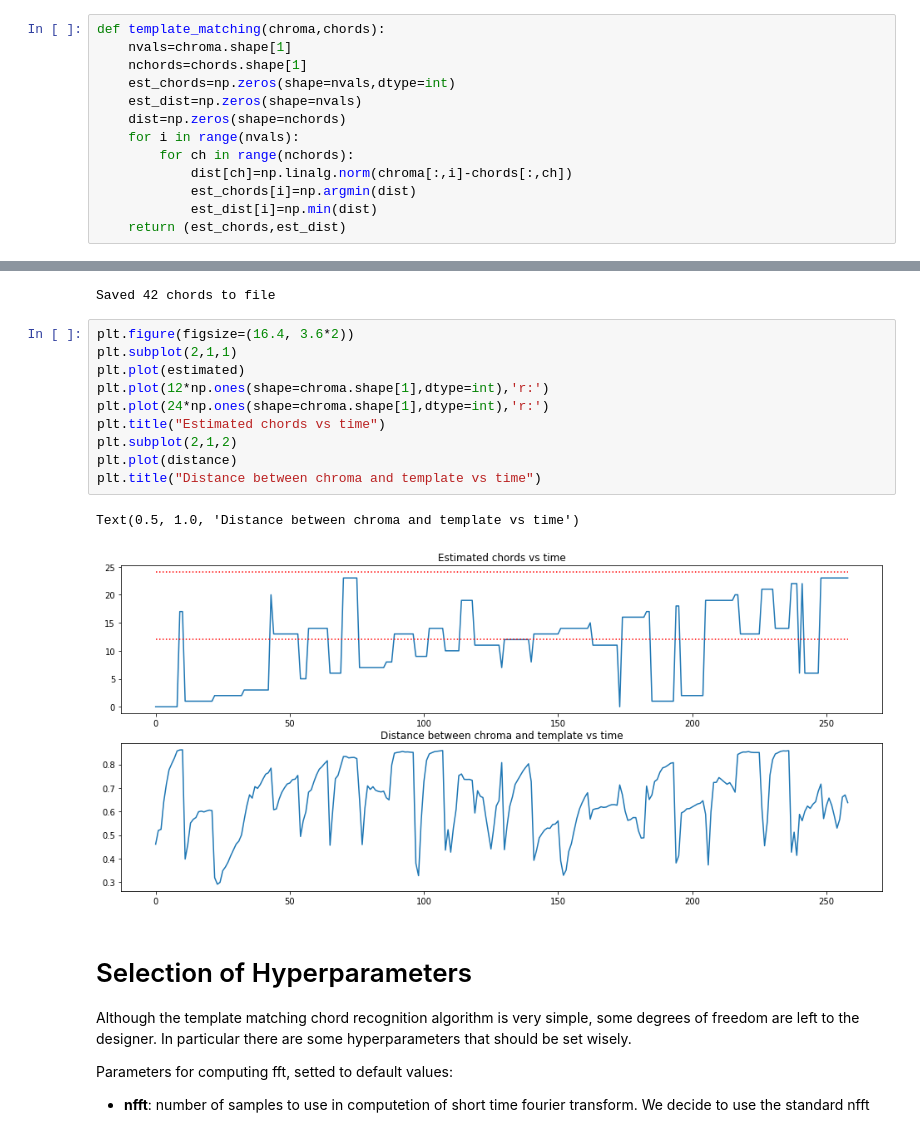
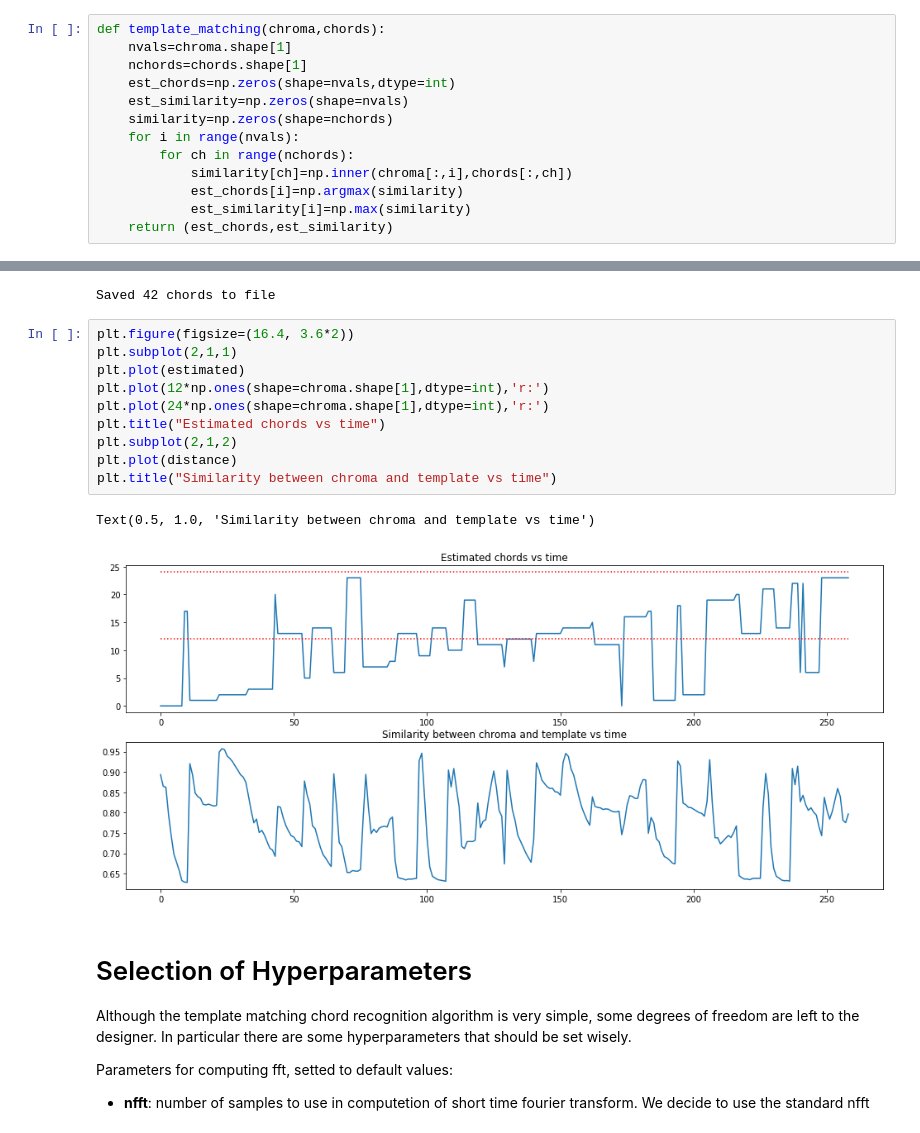
Before and after one commit to fmacca/template-chord-matching, a Jupyter notebook: Template_matching_tutorial.ipynb, the cells around one changed output, grey strips where cells are left out. Saved outputs shown, nothing was run; the diff lists cells and outputs as text.

Commit message:
Correcting similarity neasure

```diff
--- a/Template_matching_tutorial.ipynb
+++ b/Template_matching_tutorial.ipynb
@@ -223,14 +223,14 @@ def template_matching(chroma,chords):
     nvals=chroma.shape[1]
     nchords=chords.shape[1]
     est_chords=np.zeros(shape=nvals,dtype=int)
-    est_dist=np.zeros(shape=nvals)
-    dist=np.zeros(shape=nchords)
+    est_similarity=np.zeros(shape=nvals)
+    similarity=np.zeros(shape=nchords)
     for i in range(nvals):
         for ch in range(nchords):
-            dist[ch]=np.linalg.norm(chroma[:,i]-chords[:,ch])
-            est_chords[i]=np.argmin(dist)
-            est_dist[i]=np.min(dist)
-    return (est_chords,est_dist)
+            similarity[ch]=np.inner(chroma[:,i],chords[:,ch])
+            est_chords[i]=np.argmax(similarity)
+            est_similarity[i]=np.max(similarity)
+    return (est_chords,est_similarity)
 # %%
 # A function to save the esteimated annotation in a suitable way that is compatible with Sonic Visualizer
 def write_lab_file(name,est_chords,sr,hop_length,chords_labs):
@@ -270,16 +270,16 @@ Saved 42 chords to file
 # %%
 plt.figure(figsize=(16.4, 3.6*2))
 plt.subplot(2,1,1)
 plt.plot(estimated)
 plt.plot(12*np.ones(shape=chroma.shape[1],dtype=int),'r:')
 plt.plot(24*np.ones(shape=chroma.shape[1],dtype=int),'r:')
 plt.title("Estimated chords vs time")
 plt.subplot(2,1,2)
 plt.plot(distance)
-plt.title("Distance between chroma and template vs time")
+plt.title("Similarity between chroma and template vs time")
 # %% [output]
-Text(0.5, 1.0, 'Distance between chroma and template vs time')
+Text(0.5, 1.0, 'Similarity between chroma and template vs time')
-[figure, old version]
+[figure, new version]
 # %% [markdown]
 # Selection of Hyperparameters
 
```
Also changed, not shown: parts of 1 cell of this notebook, 2 other files.
